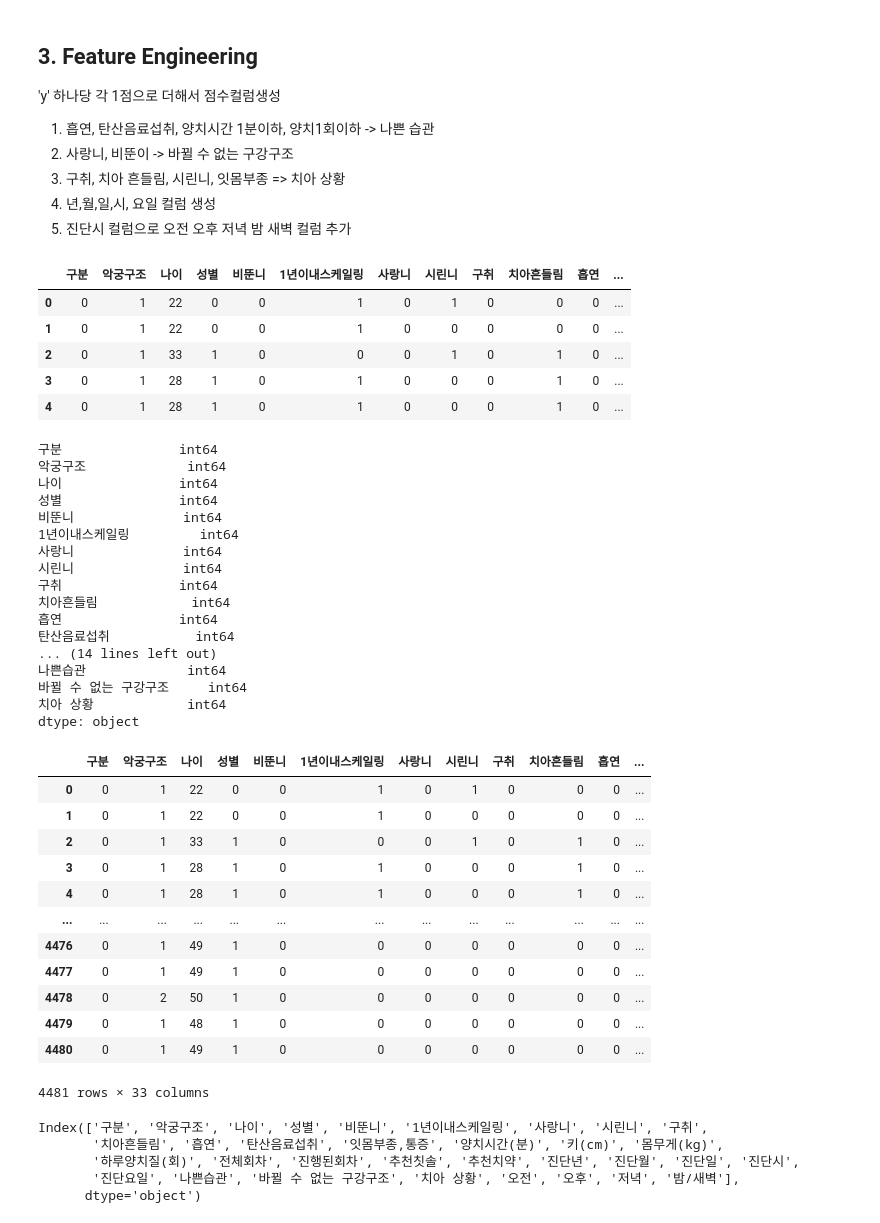
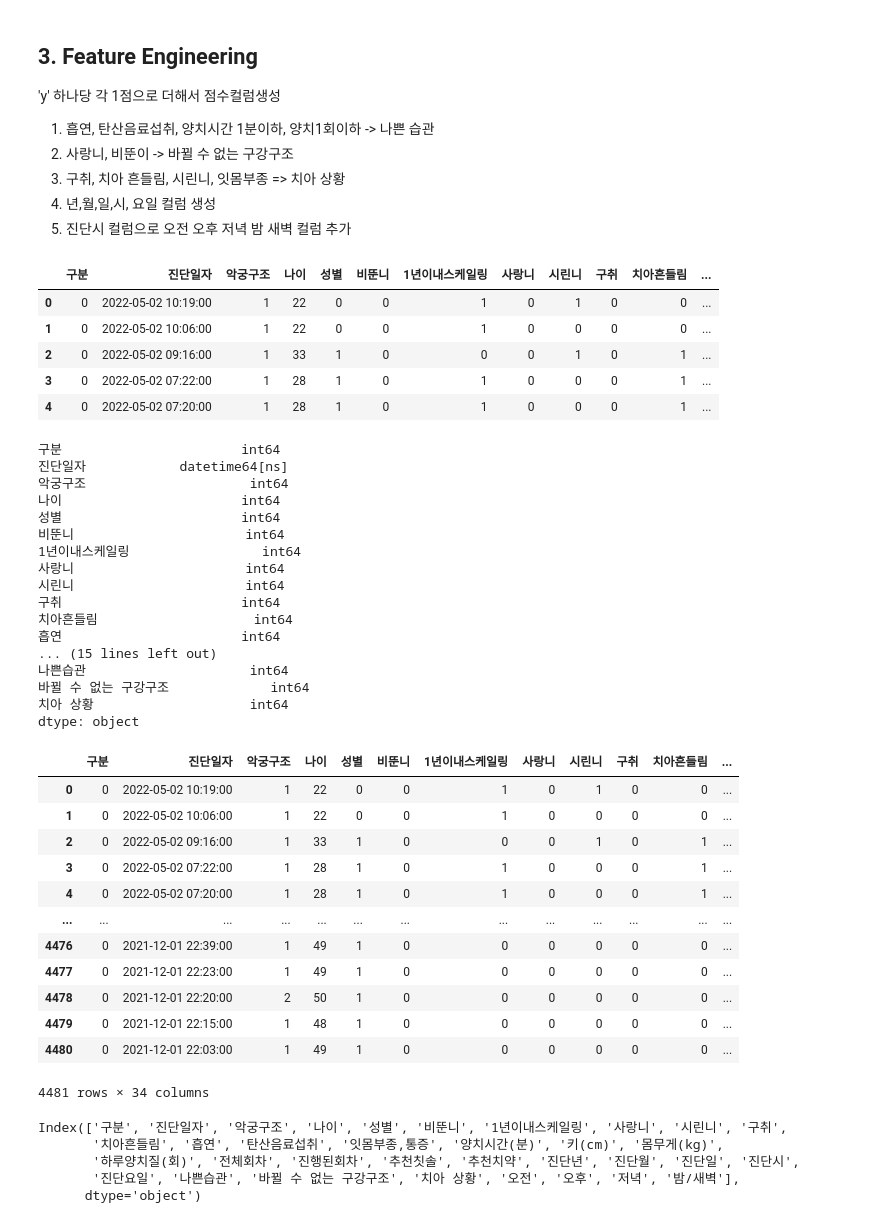
Before and after one commit to K-Final-Project/MZ-trend, a Jupyter notebook: cleand preprocessing.ipynb, the cells around one changed output. Drawn from its saved outputs; the diff is of its cells as text; code cells hidden in the pictures.

```diff
--- a/cleand preprocessing.ipynb
+++ b/cleand preprocessing.ipynb
@@ -206,44 +206,44 @@ def habit(df,cleand):
 # %%
 cleand['진단일자']= pd.to_datetime(cleand['진단일자'])
 cleand['진단년'] = cleand['진단일자'].dt.year
 cleand['진단월'] = cleand['진단일자'].dt.month
 cleand['진단일'] = cleand['진단일자'].dt.day
 cleand['진단시'] = cleand['진단일자'].dt.hour
 cleand['진단요일'] = cleand['진단일자'].dt.weekday
-cleand = cleand.drop(columns = ['진단일자'])
+
 
 cleand = habit(df,cleand)
 pd.set_option('display.max_columns', 35)
 cleand.head()
 # %% [output]
-|  | 구분 | 악궁구조 | 나이 | 성별 | 비뚠니 | 1년이내스케일링 | 사랑니 | 시린니 | 구취 | 치아흔들림 | 흡연 | ... |
-| 0 | 0 | 1 | 22 | 0 | 0 | 1 | 0 | 1 | 0 | 0 | 0 | ... |
-| 1 | 0 | 1 | 22 | 0 | 0 | 1 | 0 | 0 | 0 | 0 | 0 | ... |
-| 2 | 0 | 1 | 33 | 1 | 0 | 0 | 0 | 1 | 0 | 1 | 0 | ... |
-| 3 | 0 | 1 | 28 | 1 | 0 | 1 | 0 | 0 | 0 | 1 | 0 | ... |
-| 4 | 0 | 1 | 28 | 1 | 0 | 1 | 0 | 0 | 0 | 1 | 0 | ... |
+|  | 구분 | 진단일자 | 악궁구조 | 나이 | 성별 | 비뚠니 | 1년이내스케일링 | 사랑니 | 시린니 | 구취 | 치아흔들림 | ... |
+| 0 | 0 | 2022-05-02 10:19:00 | 1 | 22 | 0 | 0 | 1 | 0 | 1 | 0 | 0 | ... |
+| 1 | 0 | 2022-05-02 10:06:00 | 1 | 22 | 0 | 0 | 1 | 0 | 0 | 0 | 0 | ... |
+| 2 | 0 | 2022-05-02 09:16:00 | 1 | 33 | 1 | 0 | 0 | 0 | 1 | 0 | 1 | ... |
+| 3 | 0 | 2022-05-02 07:22:00 | 1 | 28 | 1 | 0 | 1 | 0 | 0 | 0 | 1 | ... |
+| 4 | 0 | 2022-05-02 07:20:00 | 1 | 28 | 1 | 0 | 1 | 0 | 0 | 0 | 1 | ... |
 # %%
 # 데이터 타입 변경
 cleand = cleand.astype({'진행된회차':'int'})
 # %%
 cleand.dtypes
 # %% [output]
-구분               int64
-악궁구조             int64
-나이               int64
-성별               int64
-비뚠니              int64
-1년이내스케일링         int64
-사랑니              int64
-시린니              int64
-구취               int64
-치아흔들림            int64
-흡연               int64
-탄산음료섭취           int64
-... (14 lines left out)
-나쁜습관             int64
-바뀔 수 없는 구강구조     int64
-치아 상황            int64
+구분                       int64
+진단일자            datetime64[ns]
+악궁구조                     int64
+나이                       int64
+성별                       int64
+비뚠니                      int64
+1년이내스케일링                 int64
+사랑니                      int64
+시린니                      int64
+구취                       int64
+치아흔들림                    int64
+흡연                       int64
+... (15 lines left out)
+나쁜습관                     int64
+바뀔 수 없는 구강구조             int64
+치아 상황                    int64
 dtype: object
 # %%
 # 오전 오후 저녁 밤 새벽 컬럼 추가
@@ -266,23 +266,23 @@ cleand[['오전','오후','저녁','밤/새벽']]=cleand[['오전','오후','저
 # %%
 cleand
 # %% [output]
-|  | 구분 | 악궁구조 | 나이 | 성별 | 비뚠니 | 1년이내스케일링 | 사랑니 | 시린니 | 구취 | 치아흔들림 | 흡연 | ... |
-| 0 | 0 | 1 | 22 | 0 | 0 | 1 | 0 | 1 | 0 | 0 | 0 | ... |
-| 1 | 0 | 1 | 22 | 0 | 0 | 1 | 0 | 0 | 0 | 0 | 0 | ... |
-| 2 | 0 | 1 | 33 | 1 | 0 | 0 | 0 | 1 | 0 | 1 | 0 | ... |
-| 3 | 0 | 1 | 28 | 1 | 0 | 1 | 0 | 0 | 0 | 1 | 0 | ... |
-| 4 | 0 | 1 | 28 | 1 | 0 | 1 | 0 | 0 | 0 | 1 | 0 | ... |
+|  | 구분 | 진단일자 | 악궁구조 | 나이 | 성별 | 비뚠니 | 1년이내스케일링 | 사랑니 | 시린니 | 구취 | 치아흔들림 | ... |
+| 0 | 0 | 2022-05-02 10:19:00 | 1 | 22 | 0 | 0 | 1 | 0 | 1 | 0 | 0 | ... |
+| 1 | 0 | 2022-05-02 10:06:00 | 1 | 22 | 0 | 0 | 1 | 0 | 0 | 0 | 0 | ... |
+| 2 | 0 | 2022-05-02 09:16:00 | 1 | 33 | 1 | 0 | 0 | 0 | 1 | 0 | 1 | ... |
+| 3 | 0 | 2022-05-02 07:22:00 | 1 | 28 | 1 | 0 | 1 | 0 | 0 | 0 | 1 | ... |
+| 4 | 0 | 2022-05-02 07:20:00 | 1 | 28 | 1 | 0 | 1 | 0 | 0 | 0 | 1 | ... |
 | ... | ... | ... | ... | ... | ... | ... | ... | ... | ... | ... | ... | ... |
-| 4476 | 0 | 1 | 49 | 1 | 0 | 0 | 0 | 0 | 0 | 0 | 0 | ... |
-| 4477 | 0 | 1 | 49 | 1 | 0 | 0 | 0 | 0 | 0 | 0 | 0 | ... |
-| 4478 | 0 | 2 | 50 | 1 | 0 | 0 | 0 | 0 | 0 | 0 | 0 | ... |
-| 4479 | 0 | 1 | 48 | 1 | 0 | 0 | 0 | 0 | 0 | 0 | 0 | ... |
-| 4480 | 0 | 1 | 49 | 1 | 0 | 0 | 0 | 0 | 0 | 0 | 0 | ... |
+| 4476 | 0 | 2021-12-01 22:39:00 | 1 | 49 | 1 | 0 | 0 | 0 | 0 | 0 | 0 | ... |
+| 4477 | 0 | 2021-12-01 22:23:00 | 1 | 49 | 1 | 0 | 0 | 0 | 0 | 0 | 0 | ... |
+| 4478 | 0 | 2021-12-01 22:20:00 | 2 | 50 | 1 | 0 | 0 | 0 | 0 | 0 | 0 | ... |
+| 4479 | 0 | 2021-12-01 22:15:00 | 1 | 48 | 1 | 0 | 0 | 0 | 0 | 0 | 0 | ... |
+| 4480 | 0 | 2021-12-01 22:03:00 | 1 | 49 | 1 | 0 | 0 | 0 | 0 | 0 | 0 | ... |
-4481 rows × 33 columns
+4481 rows × 34 columns
 # %%
 cleand.columns
 # %% [output]
-Index(['구분', '악궁구조', '나이', '성별', '비뚠니', '1년이내스케일링', '사랑니', '시린니', '구취',
+Index(['구분', '진단일자', '악궁구조', '나이', '성별', '비뚠니', '1년이내스케일링', '사랑니', '시린니', '구취',
        '치아흔들림', '흡연', '탄산음료섭취', '잇몸부종,통증', '양치시간(분)', '키(cm)', '몸무게(kg)',
        '하루양치질(회)', '전체회차', '진행된회차', '추천칫솔', '추천치약', '진단년', '진단월', '진단일', '진단시',
        '진단요일', '나쁜습관', '바뀔 수 없는 구강구조', '치아 상황', '오전', '오후', '저녁', '밤/새벽'],
```
Also changed, not shown: 10 other files.
